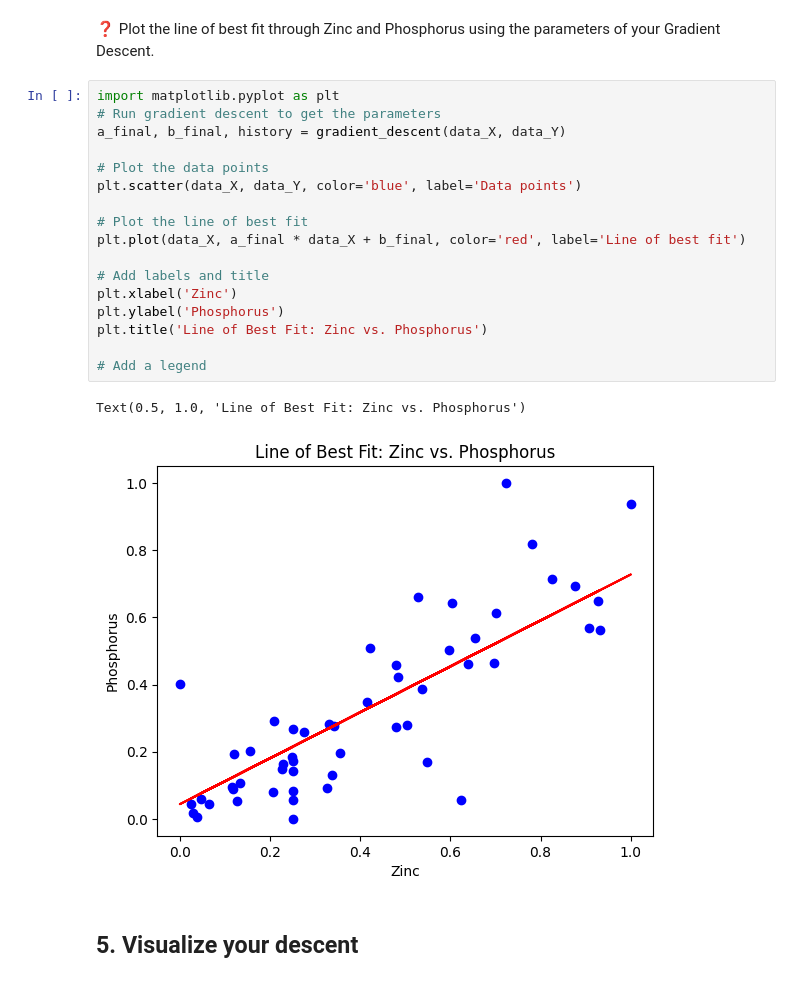
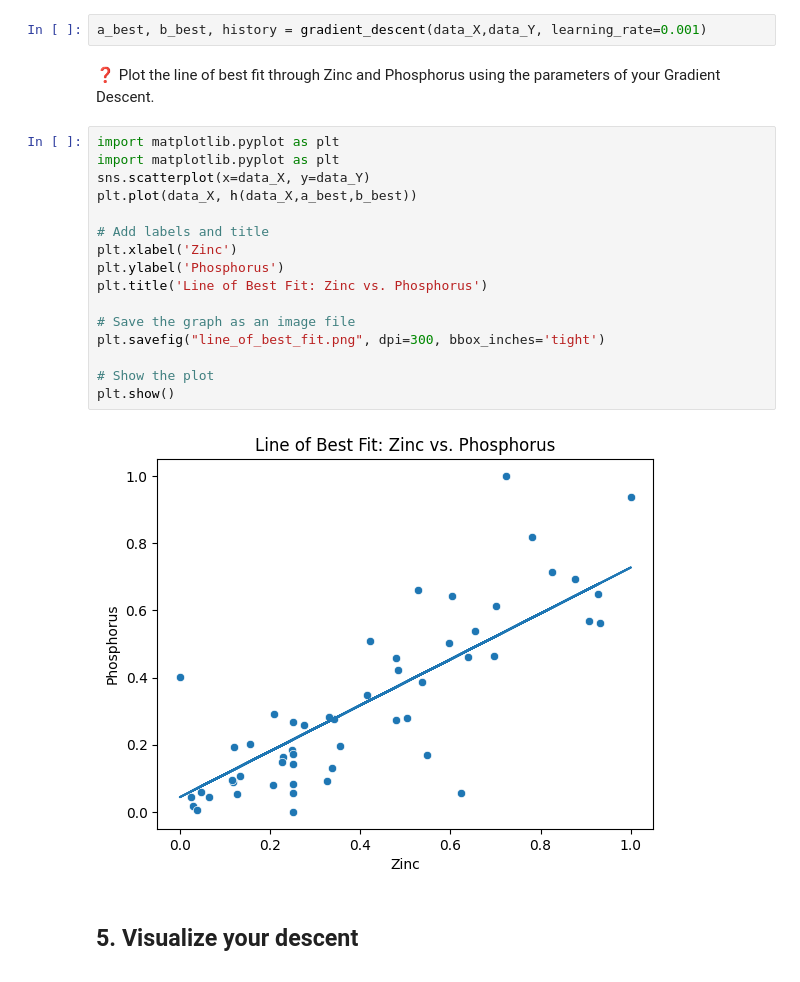
Before and after one commit to Ilse-hutten/gradient-descent-manual, a Jupyter notebook: Gradient-Descent.ipynb, the cells around one changed output. Drawn from its saved outputs; the diff is of its cells as text.

Commit message:
Completed gradient descent excercise

```diff
--- a/Gradient-Descent.ipynb
+++ b/Gradient-Descent.ipynb
@@ -324,26 +265,26 @@ def gradient_descent(X, Y, a_init=1, b_init=1, learning_rate=0.001, n_epochs=100
     return a, b, history
+# %%
+a_best, b_best, history = gradient_descent(data_X,data_Y, learning_rate=0.001)
 # %% [markdown]
 ❓ Plot the line of best fit through Zinc and Phosphorus using the parameters of your Gradient Descent.
-# %%
-import matplotlib.pyplot as plt
-# Run gradient descent to get the parameters
-a_final, b_final, history = gradient_descent(data_X, data_Y)
-
-# Plot the data points
-plt.scatter(data_X, data_Y, color='blue', label='Data points')
-
-# Plot the line of best fit
-plt.plot(data_X, a_final * data_X + b_final, color='red', label='Line of best fit')
-
-# Add labels and title
-plt.xlabel('Zinc')
-plt.ylabel('Phosphorus')
-plt.title('Line of Best Fit: Zinc vs. Phosphorus')
-
-# Add a legend
-# %% [output]
-Text(0.5, 1.0, 'Line of Best Fit: Zinc vs. Phosphorus')
-[figure, removed]
+# %%
+import matplotlib.pyplot as plt
+import matplotlib.pyplot as plt
+sns.scatterplot(x=data_X, y=data_Y)
+plt.plot(data_X, h(data_X,a_best,b_best))
+
+# Add labels and title
+plt.xlabel('Zinc')
+plt.ylabel('Phosphorus')
+plt.title('Line of Best Fit: Zinc vs. Phosphorus')
+
+# Save the graph as an image file
+plt.savefig("line_of_best_fit.png", dpi=300, bbox_inches='tight')
+
+# Show the plot
+plt.show()
+# %% [output]
+[figure, added]
 # %% [markdown]
 ## 5. Visualize your descent
 # %% [markdown]
```
Also changed, not shown: parts of 20 cells of this notebook, 2 other files.
